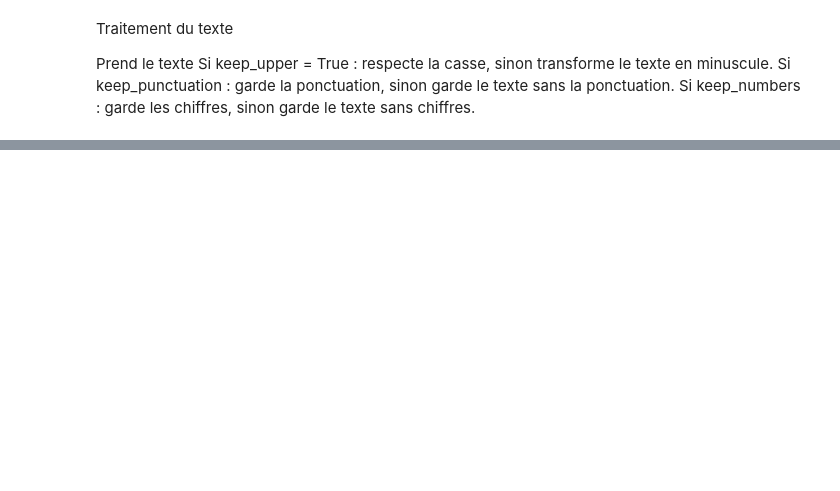
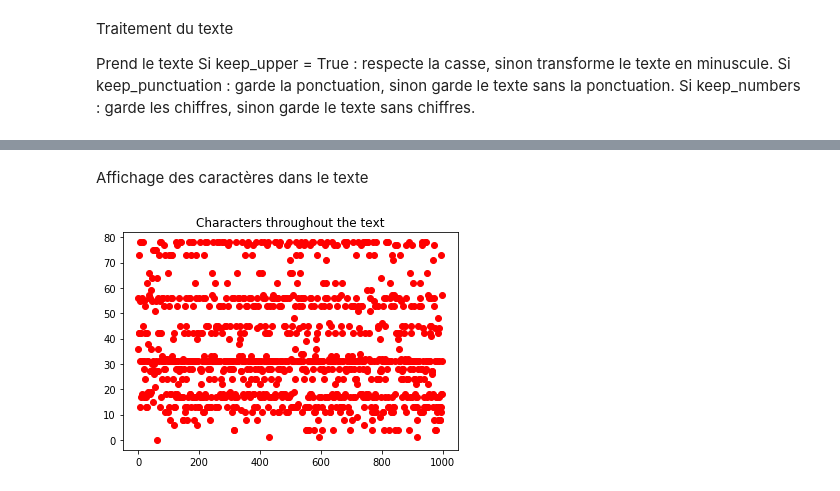
Before and after one commit to esegas/ProjetLoutre, a Jupyter notebook: Projet_MLE.ipynb, the cells around one changed output, grey strips where cells are left out. Saved outputs shown, nothing was run; the diff lists cells and outputs as text; code cells hidden in the pictures; blank space fills up the shorter version.

```diff
--- a/Projet_MLE.ipynb
+++ b/Projet_MLE.ipynb
@@ -94,0 +309,19 @@ def characters(nw) :
+# %% [markdown]
+Affichage des caractères dans le texte
+# %%
+var10 = FloatText(value=1000, description='Number of chars')
+valid2 = Button(description='Validate')
+
+def trace_graph1(_) :
+    clear_output()
+    plt.figure(1).clear()
+    limit = np.arange(int(var10.value))
+    plt.plot(limit,nw.data[0:int(var10.value)], 'ro')
+    plt.title('Characters throughout the text')
+
+valid2.on_click(trace_graph1)
+
+display(var10)
+display(valid2)
+# %% [output]
+[figure, added]
```
Also changed, not shown: parts of 30 cells of this notebook.
